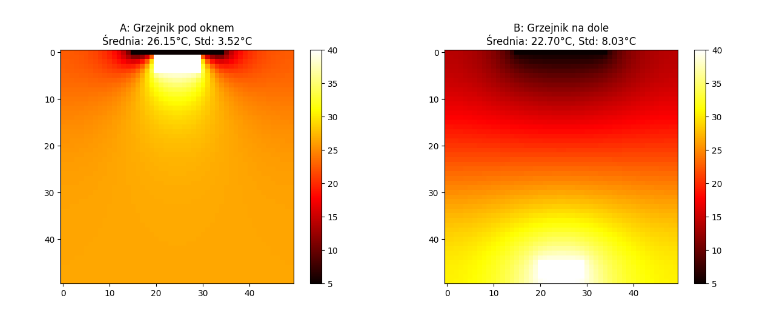
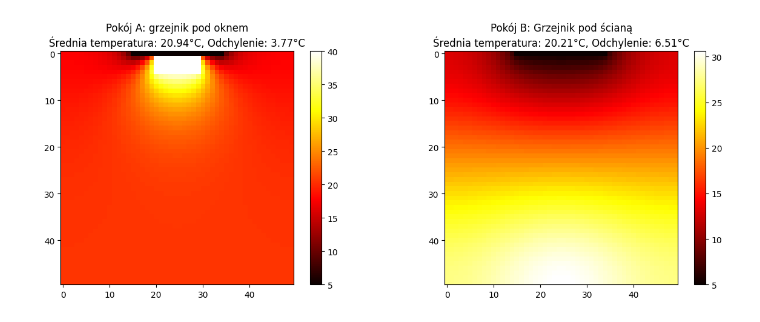
Before and after one commit to ninacz1804/projekt_modelowanie_cieplo, a Jupyter notebook: notebooks/problem1.ipynb, the cells around one changed output. Cells and saved outputs as stored; diff of their text form; code cells hidden in the pictures.

```diff
--- a/notebooks/problem1.ipynb
+++ b/notebooks/problem1.ipynb
@@ -15,6 +15,11 @@ h = szerokosc / (nx - 1)
 T_startowa = 15.0
 T_okna = 5.0
 T_grzejnika = 40.0
+T_cel = 21.0
+czujnik_x = 25
+czujnik_y = 25
+idx_czujnika = czujnik_y * nx + czujnik_x
+
 
 dt = 20.0
 kroki = 5000
@@ -24,37 +29,36 @@ pokoj_A[0, 15:35] = T_okna
 pokoj_A[1:5, 20:30] = T_grzejnika
 
 u_pokoj_A = pokoj_A.flatten()
-maska_A = (u_pokoj_A != 15.0)
-A_inv_pokoj_A = macierz_A(nx, ny, alfa_powietrze, dt, h, maska_A)
 
-for i in range(kroki):
-    u_pokoj_A = A_inv_pokoj_A @ u_pokoj_A
+A_inv_on_A = macierz_A(nx, ny, alfa_powietrze, dt, h, (u_pokoj_A != T_startowa))
+A_inv_off_A = macierz_A(nx, ny, alfa_powietrze, dt, h, (u_pokoj_A == T_okna))
 
-wynik_A = u_pokoj_A.reshape((nx, ny))
+u_wynik_A = termostat(u_pokoj_A, A_inv_on_A, A_inv_off_A, T_grzejnika, T_cel, idx_czujnika, kroki)
+wynik_A = u_wynik_A.reshape((ny, nx))
 # %%
 pokoj_B = np.ones((nx, ny)) * T_startowa
 pokoj_B[0, 15:35] = T_okna
 pokoj_B[-5:-1, 20:30] = T_grzejnika
 
 u_pokoj_B = pokoj_B.flatten()
-maska_B = (u_pokoj_B != 15.0)
-A_inv_pokoj_B = macierz_A(nx, ny, alfa_powietrze, dt, h, maska_B)
 
-for i in range(kroki):
-    u_pokoj_B = A_inv_pokoj_B @ u_pokoj_B
+A_inv_on_B = macierz_A(nx, ny, alfa_powietrze, dt, h, (u_pokoj_B != T_startowa))
+A_inv_off_B = macierz_A(nx, ny, alfa_powietrze, dt, h, (u_pokoj_B == T_okna))
 
-wynik_B = u_pokoj_B.reshape((nx, ny))
+u_wynik_B = termostat(u_pokoj_B, A_inv_on_B, A_inv_off_B, T_grzejnika, T_cel, idx_czujnika, kroki)
+
+wynik_B = u_wynik_B.reshape((nx, ny))
 # %%
 fig, ax = plt.subplots(1, 2, figsize=(15, 5))
 
 im1 = ax[0].imshow(wynik_A, cmap='hot')
-ax[0].set_title(f"A: Grzejnik pod oknem\nŚrednia: {np.mean(wynik_A):.2f}°C, Std: {np.std(wynik_A):.2f}°C")
+ax[0].set_title(f"Pokój A: grzejnik pod oknem\nŚrednia temperatura: {np.mean(wynik_A):.2f}°C, Odchylenie: {np.std(wynik_A):.2f}°C")
 plt.colorbar(im1, ax=ax[0])
 
 im2 = ax[1].imshow(wynik_B, cmap='hot')
-ax[1].set_title(f"B: Grzejnik na dole\nŚrednia: {np.mean(wynik_B):.2f}°C, Std: {np.std(wynik_B):.2f}°C")
+ax[1].set_title(f"Pokój B: Grzejnik pod ścianą\nŚrednia temperatura: {np.mean(wynik_B):.2f}°C, Odchylenie: {np.std(wynik_B):.2f}°C")
 plt.colorbar(im2, ax=ax[1])
 
 plt.show()
 # %% [output]
-[figure, old version]
+[figure, new version]
```
Also changed, not shown: parts of 1 cell of this notebook.
